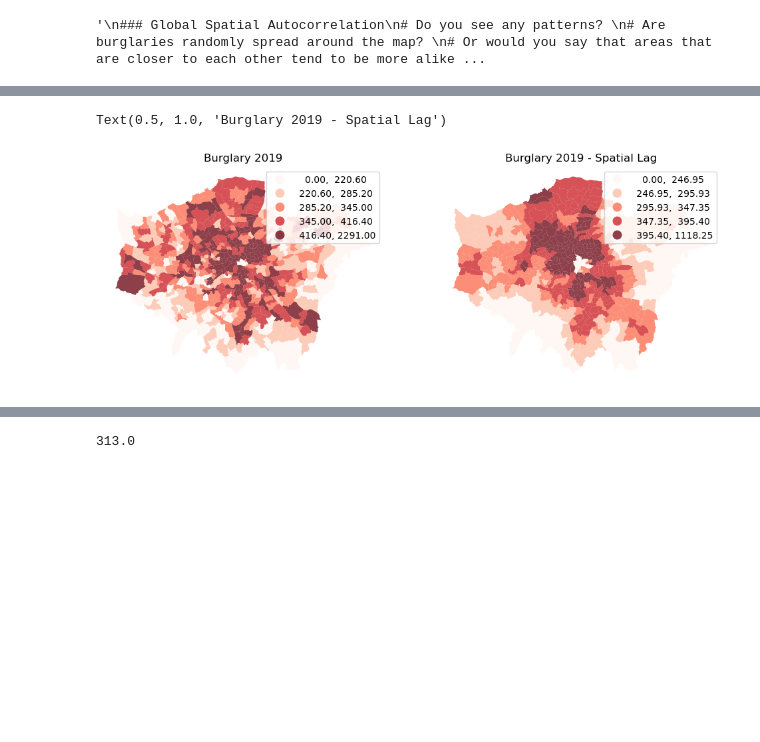
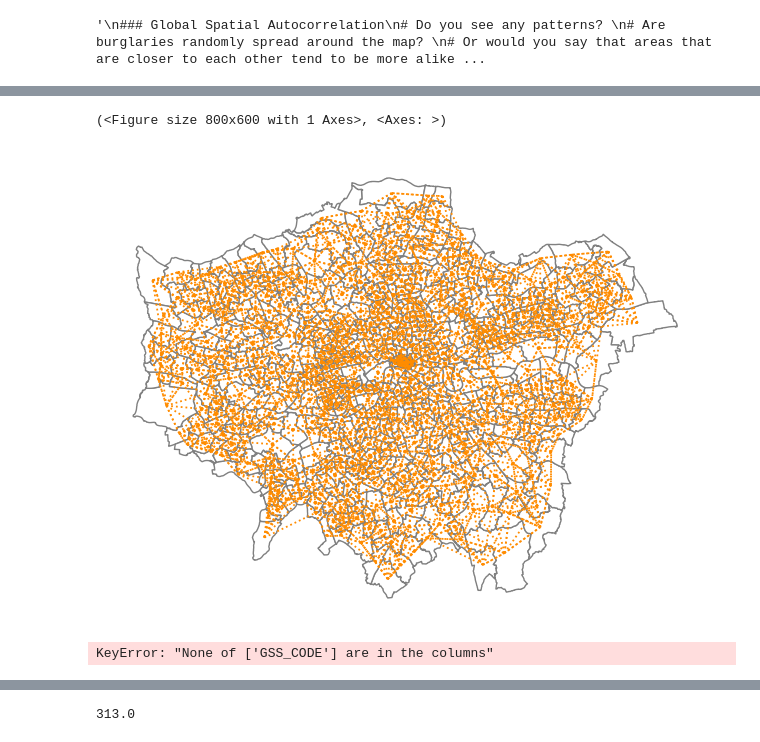
Before and after one commit to mushtary-mumu/crime_patterns, a Jupyter notebook: src/notebooks/spatial_autocorrelation_example.ipynb, the cells around one changed output, grey strips where cells are left out. Cells and saved outputs as stored; diff of their text form; code cells hidden in the pictures; blank space fills up the shorter version.

```diff
--- a/src/notebooks/spatial_autocorrelation_example.ipynb
+++ b/src/notebooks/spatial_autocorrelation_example.ipynb
@@ -139,2 +111,0 @@ burglary_ward.plot(
-# %%
-london_ward = london_ward.set_index("GSS_CODE")
@@ -198,36 +129,9 @@ burglary_ward
-# %%
-f, axs = plt.subplots(1, 2, figsize=(12, 6))
-ax1, ax2 = axs
-
-burglary_ward.plot(
-    column="2019_total",
-    cmap="Reds",
-    scheme="quantiles",
-    k=5,
-    edgecolor="white",
-    linewidth=0.0,
-    alpha=0.75,
-    legend=True,
-    ax=ax1,
-)
-ax1.set_axis_off()
-ax1.set_title("Burglary 2019")
-
-burglary_ward.plot(
-    column="2019_lag",
-    cmap="Reds",
-    scheme="quantiles",
-    k=5,
-    edgecolor="white",
-    linewidth=0.0,
-    alpha=0.75,
-    legend=True,
-    ax=ax2,
-)
-ax2.set_axis_off()
-ax2.set_title("Burglary 2019 - Spatial Lag")
-
-# plt.show()
-# %% [output]
-Text(0.5, 1.0, 'Burglary 2019 - Spatial Lag')
-[figure, removed]
+# %%
+plotting.plot_weights_matrix(london_ward, w_knn_8_ward, figsize=(8,6))
+# %% [output]
+(<Figure size 800x600 with 1 Axes>, <Axes: >)
+[figure, added]
+# %%
+burglary_ward_lag = spatial_regression.calculate_spatial_lag(data=burglary_ward, y_col_name="2019_total", weights_matrix=w_knn_8_ward, ID_column_name="GSS_CODE")
+# %% [output]
+KeyError: "None of ['GSS_CODE'] are in the columns"
```
Also changed, not shown: parts of 35 cells of this notebook, 2 other files.
